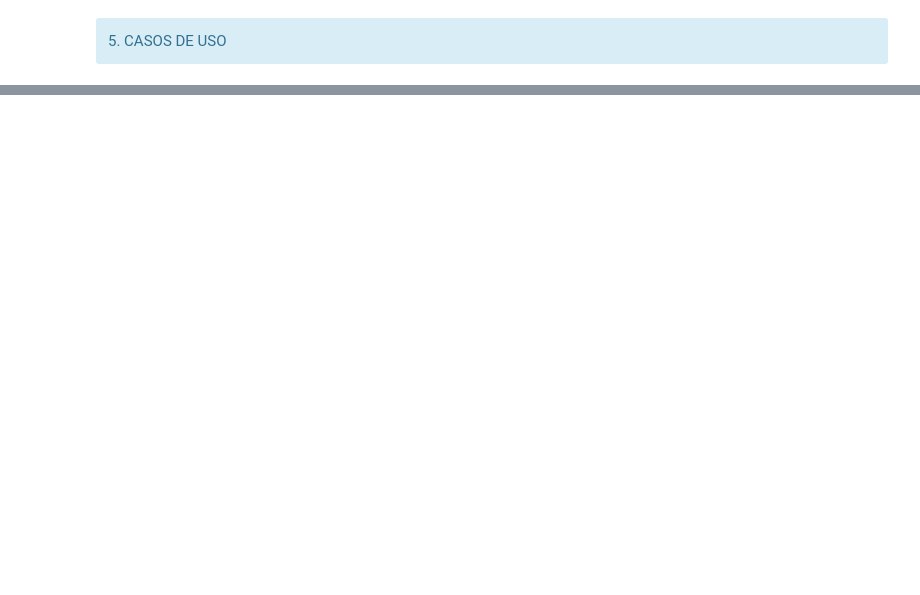
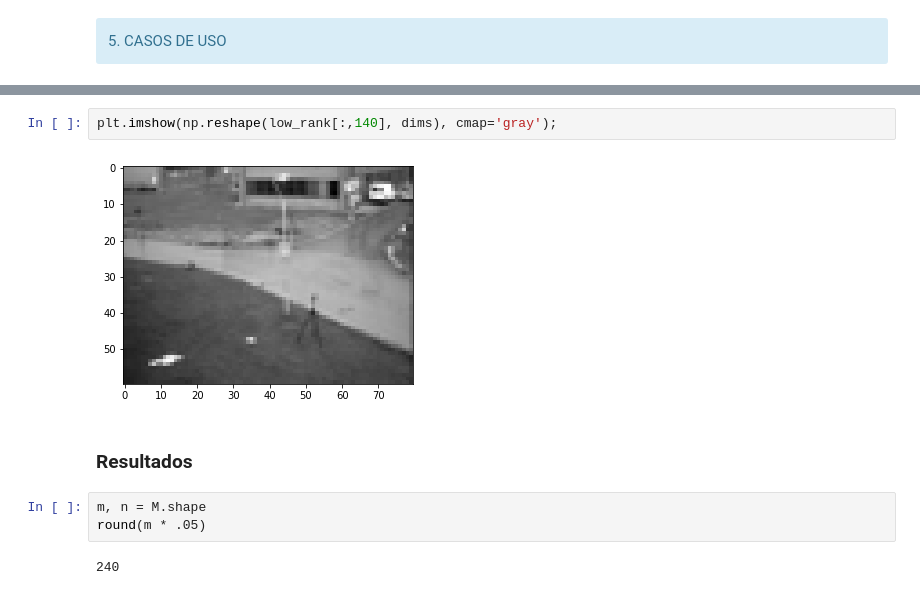
Before and after one commit to JoaoPedroSousaC/Metodos_Numericos, a Jupyter notebook: Projeto 2/Remoção de Fundo de Imagem com PCA Robusto.ipynb, the cells around one changed output, grey strips where cells are left out. Saved outputs shown, nothing was run; the diff lists cells and outputs as text; blank space fills up the shorter version.

```diff
--- a/Projeto 2/Remoção de Fundo de Imagem com PCA Robusto.ipynb
+++ b/Projeto 2/Remoção de Fundo de Imagem com PCA Robusto.ipynb
@@ -36,0 +287,11 @@ Nessa seção, você aplicará sua implementação em pelo menos dois casos: um
+# %%
+plt.imshow(np.reshape(low_rank[:,140], dims), cmap='gray');
+# %% [output]
+[figure, added]
+# %% [markdown]
+### Resultados
+# %%
+m, n = M.shape
+round(m * .05)
+# %% [output]
+240
```
Also changed, not shown: parts of 59 cells of this notebook.
